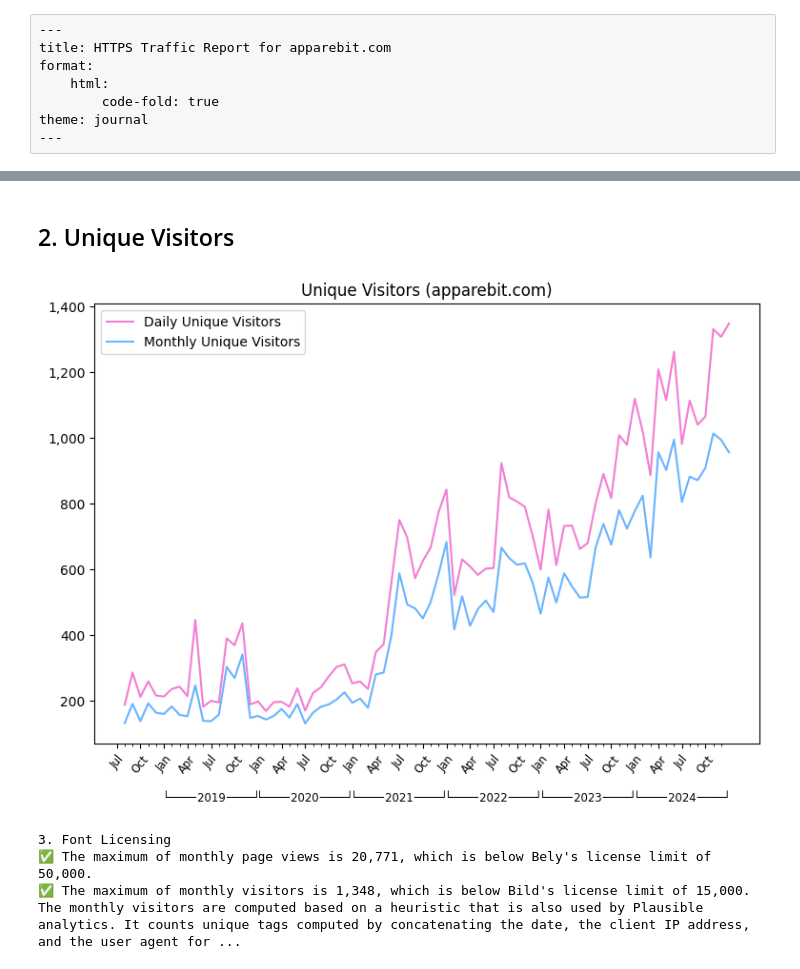
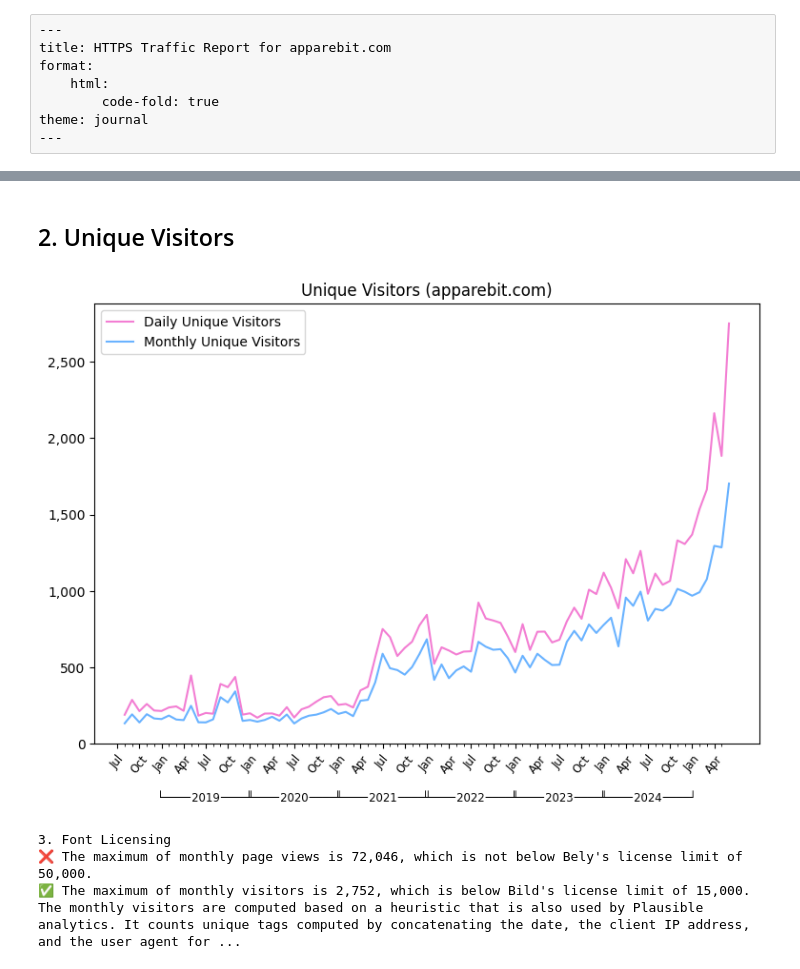
Before and after one commit to apparebit/analog, a Jupyter notebook: report.ipynb, the cells around one changed output, grey strips where cells are left out. Drawn from its saved outputs; the diff is of its cells as text; code cells hidden in the pictures.

Commit message:
analyze latest three months, dig deeper to explain apparent license violation: it isn't because these are not real page views

```diff
--- a/report.ipynb
+++ b/report.ipynb
@@ -36,19 +42,19 @@ None
 # %%
-display(HTML("<h2>2. Unique Visitors"))
+display(HTML(f"<h2>{sec()}. Unique Visitors"))
 analog.plot_visitors(summary)
 None
 # %% [output]
 2. Unique Visitors
-[figure, old version]
+[figure, new version]
 # %%
 # Validate font license limits
 max_views = summary.data["page_views"].max()
 
-txt = "<hr><h2>3. Font Licensing</h2>\n<p>"
+txt = f"<hr><h2>{sec()}. Font Licensing</h2>\n<p>"
 txt += "✅" if max_views <= 50_000 else "❌"
 txt += f" The <strong>maximum of monthly page views is {max_views:,}</strong>, which is "
 if max_views > 50_000:
-    txt += "<strong>not</strong>"
+    txt += "<strong>not</strong> "
 txt += "below Bely's license limit of 50,000.\n<p>"
 
 max_visitors = summary.data["daily_visitors"].max()
@@ -66,6 +72,6 @@ txt += "the date, the client IP address, and the user agent for non-bot page vie
 display(HTML(txt))
 # %% [output]
 3. Font Licensing
-✅ The maximum of monthly page views is 20,771, which is below Bely's license limit of 50,000.
-✅ The maximum of monthly visitors is 1,348, which is below Bild's license limit of 15,000.
+❌ The maximum of monthly page views is 72,046, which is not below Bely's license limit of 50,000.
+✅ The maximum of monthly visitors is 2,752, which is below Bild's license limit of 15,000.
 The monthly visitors are computed based on a heuristic that is also used by Plausible analytics. It counts unique tags computed by concatenating the date, the client IP address, and the user agent for ...
```
Also changed, not shown: parts of 6 cells of this notebook, 5 other files.
